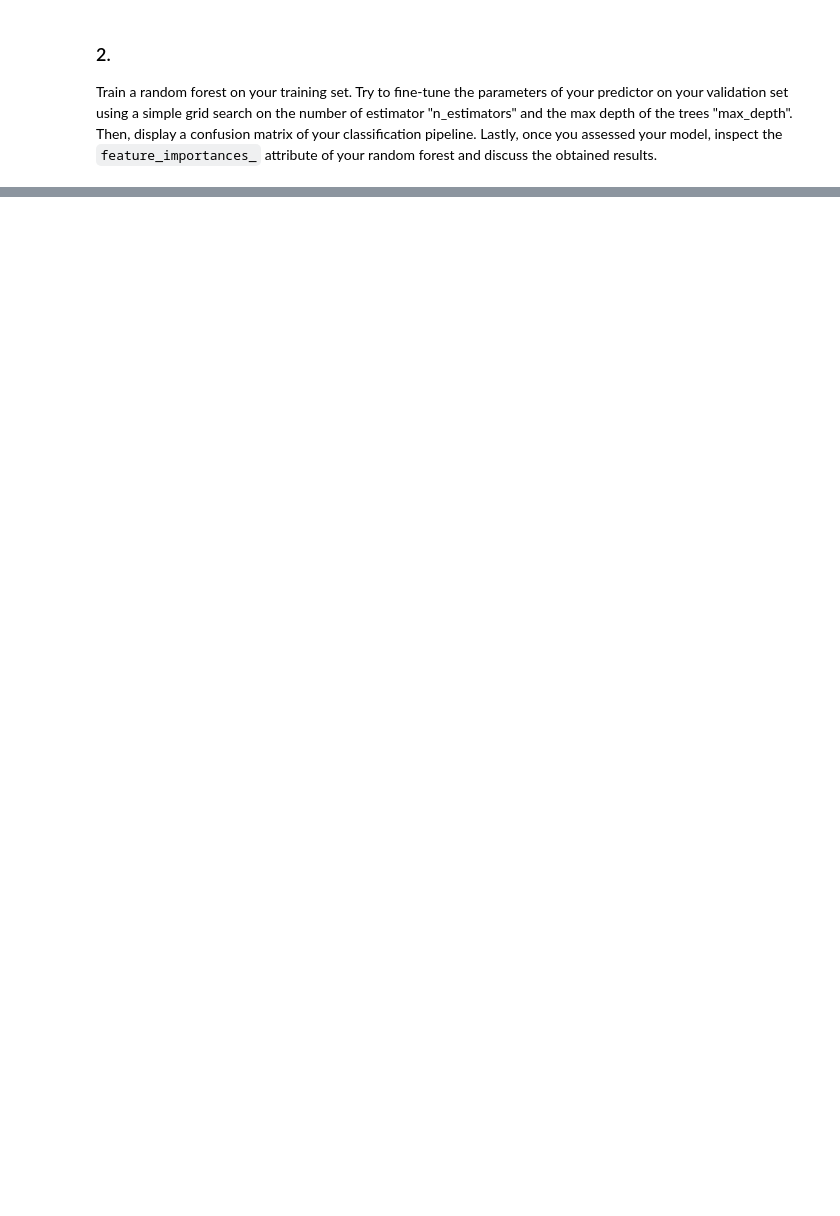
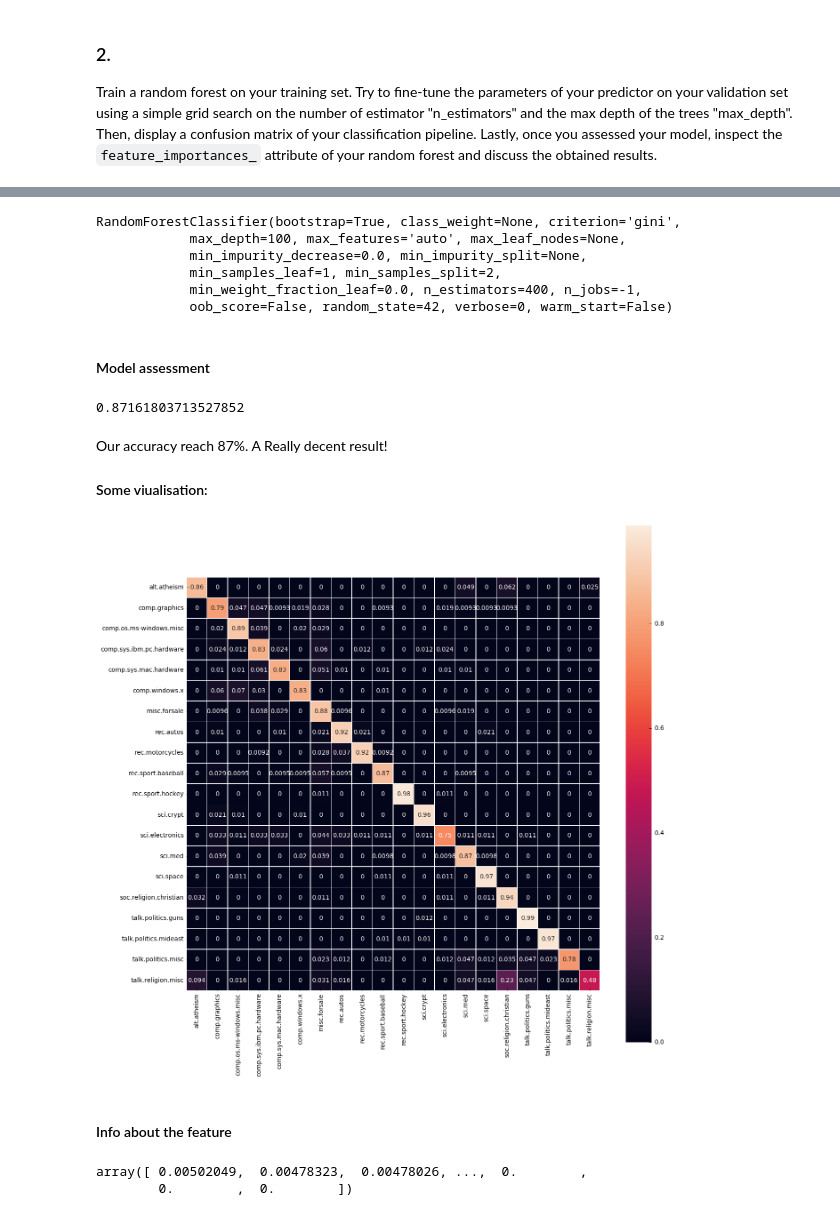
Before and after one commit to csbenz/ada, a Jupyter notebook: 04 - Applied ML/hw4.ipynb, the cells around one changed output, grey strips where cells are left out. Cells and saved outputs as stored; diff of their text form; code cells hidden in the pictures; blank space fills up the shorter version.

```diff
--- a/04 - Applied ML/hw4.ipynb
+++ b/04 - Applied ML/hw4.ipynb
@@ -496,3 +490,5 @@ print('y Train / Test / Validation size : {} / {} / {}'.format(y_train.shape, y_
+# %%
+X_train, X_test, y_train, y_test = train_test_split(newsgroups.vectors, newsgroups.target, test_size=0.1)
 # %% [markdown]
 ### 2.
 Train a random forest on your training set. Try to fine-tune the parameters of your predictor on your validation set using a simple grid search on the number of estimator "n_estimators" and the max depth of the trees "max_depth". Then, display a confusion matrix of your classification pipeline. Lastly, once you assessed your model, inspect the `feature_importances_` attribute of your random forest and discuss the obtained results.
@@ -498,0 +544,3 @@ Train a random forest on your training set. Try to fine-tune the parameters of y
+# %%
+max_depth = 100
+n_estimators = 400
@@ -499,3 +549,10 @@ Train a random forest on your training set. Try to fine-tune the parameters of y
 # %%
-clf = RandomForestClassifier(random_state=5)
+clf = RandomForestClassifier(n_estimators=n_estimators, max_depth=max_depth, n_jobs=-1, random_state=42)
 clf.fit(X_train, y_train)
+# %% [output]
+RandomForestClassifier(bootstrap=True, class_weight=None, criterion='gini',
+            max_depth=100, max_features='auto', max_leaf_nodes=None,
+            min_impurity_decrease=0.0, min_impurity_split=None,
+            min_samples_leaf=1, min_samples_split=2,
+            min_weight_fraction_leaf=0.0, n_estimators=400, n_jobs=-1,
+            oob_score=False, random_state=42, verbose=0, warm_start=False)
@@ -525,0 +559,29 @@ print(grid_search_clf.best_params_)
+# %% [markdown]
+#### Model assessment
+# %%
+predict = clf.predict(X_test)
+accuracy = accuracy_score(y_test, predict)
+accuracy
+# %% [output]
+0.87161803713527852
+# %% [markdown]
+Our accuracy reach 87%. A Really decent result!
+
+#### Some viualisation:
+# %%
+conf_matrix = confusion_matrix(y_test, predict)
+conf_matrix = pd.DataFrame(conf_matrix, index=newsgroups.target_names, columns=newsgroups.target_names)
+conf_matrix = conf_matrix.div(conf_matrix.sum(axis=1), axis=0)
+plt.figure(figsize=(15, 15))
+sb.heatmap(conf_matrix, square=True, annot=True, linewidths=0.1)
+plt.show()
+# %% [output]
+[figure, added]
+# %% [markdown]
+#### Info about the feature
+# %%
+sorted_features = np.flip(np.sort(clf.feature_importances_), axis=0)
+sorted_features
+# %% [output]
+array([ 0.00502049,  0.00478323,  0.00478026, ...,  0.        ,
+        0.        ,  0.        ])
```
Also changed, not shown: parts of 26 cells of this notebook.
